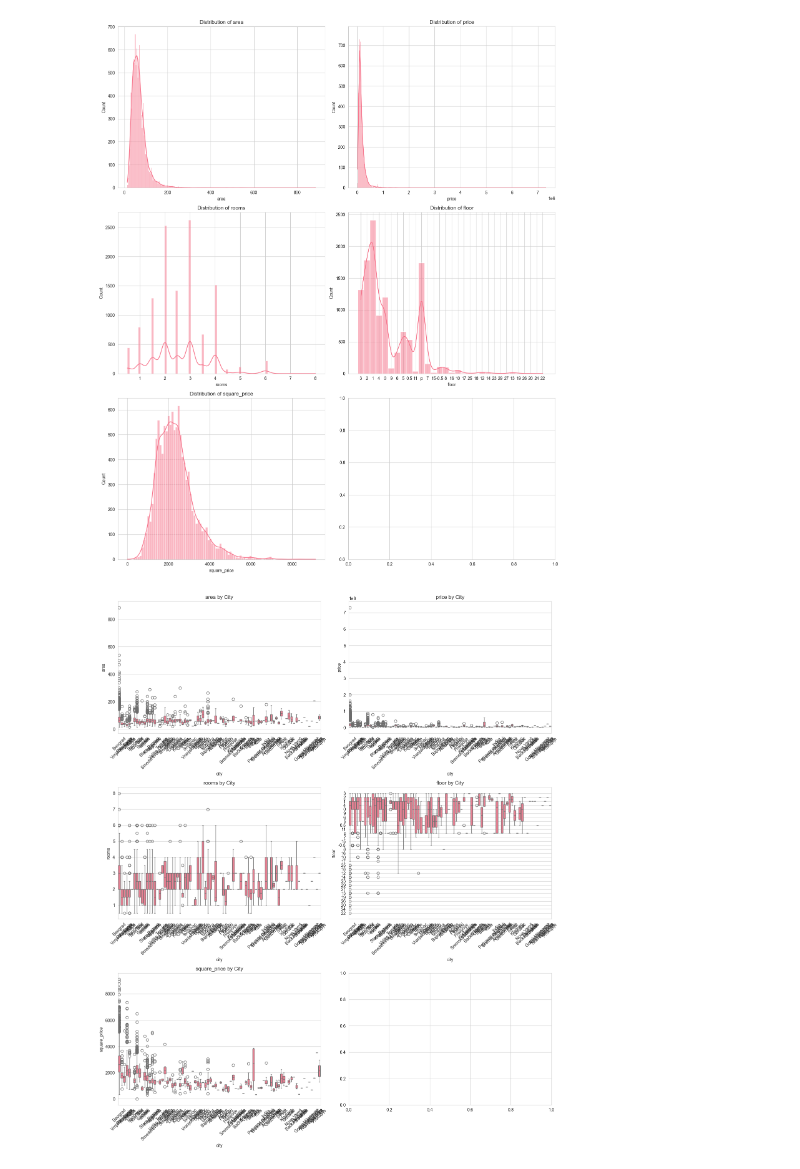
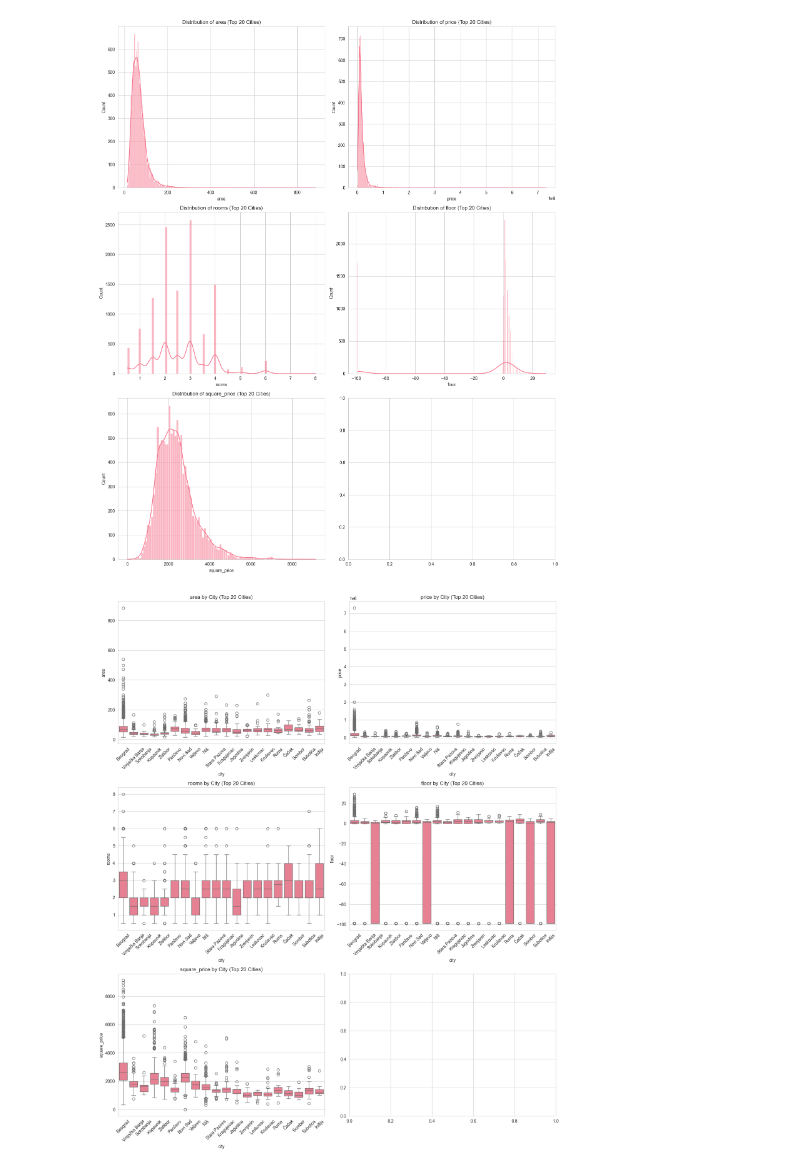
Before and after one commit to jovanovic-djo/real-estate-data-hub, a Jupyter notebook: notebooks/exploratory_data_analysis.ipynb, the cells around one changed output. Drawn from its saved outputs; the diff is of its cells as text; code cells hidden in the pictures.

Commit message:
fix minor errors in eda and modify data preparation notebook

```diff
--- a/notebooks/exploratory_data_analysis.ipynb
+++ b/notebooks/exploratory_data_analysis.ipynb
@@ -47,0 +47,6 @@ max      885.000000  7.310888e+06      8.000000   9125.000000
+# %%
+distinct_values = {col: df[col].dropna().unique().tolist() for col in df.columns}
+
+for col, values in distinct_values.items():
+    if col in ["floor", "rooms", "source"]:
+        print(f"{col}: {values}")
@@ -95,44 +97,45 @@ halooglasi    83.95
 4zida         16.05
 Name: proportion, dtype: float64
 # %%
-
-
-# 3. Numerical Variables Analysis
 numerical_cols = ['area', 'price', 'rooms', 'floor', 'square_price']
 
-# Distribution plots
+# Get top 20 cities
+top_20_cities = df['city'].value_counts().nlargest(20).index
+df_top_20 = df[df['city'].isin(top_20_cities)]
+
+# First set of plots - Histograms
 fig, axes = plt.subplots(3, 2, figsize=(15, 18))
 axes = axes.ravel()
 
 for idx, col in enumerate(numerical_cols):
     if idx < len(axes):
-        sns.histplot(data=df, x=col, kde=True, ax=axes[idx])
-        axes[idx].set_title(f'Distribution of {col}')
+        sns.histplot(data=df_top_20, x=col, kde=True, ax=axes[idx])
+        axes[idx].set_title(f'Distribution of {col} (Top 20 Cities)')
 
 plt.tight_layout()
 plt.show()
 
-# Box plots for numerical variables by city
 fig, axes = plt.subplots(3, 2, figsize=(15, 18))
 axes = axes.ravel()
 
 for idx, col in enumerate(numerical_cols):
     if idx < len(axes):
-        sns.boxplot(data=df, x='city', y=col, ax=axes[idx])
-        axes[idx].set_title(f'{col} by City')
+        sns.boxplot(data=df_top_20, x='city', y=col, ax=axes[idx])
+        axes[idx].set_title(f'{col} by City (Top 20 Cities)')
         axes[idx].tick_params(axis='x', rotation=45)
 
 plt.tight_layout()
 plt.show()
 
-# Calculate correlation matrix
-correlation_matrix = df[numerical_cols].corr()
+correlation_matrix = df_top_20[numerical_cols].corr()
 
-# Plot correlation heatmap
 plt.figure(figsize=(10, 8))
 sns.heatmap(correlation_matrix, annot=True, cmap='coolwarm', center=0)
-plt.title('Correlation Matrix of Numerical Variables')
+plt.title('Correlation Matrix of Numerical Variables (Top 20 Cities)')
 plt.show()
+
+print("\nTop 20 cities by number of apartments:")
+print(df['city'].value_counts().head(20))
 # %% [output]
-[figure, old version]
+[figure, new version]
-[figure, old version]
+[figure, new version]
```
Also changed, not shown: parts of 10 cells of this notebook, 2 other files.
